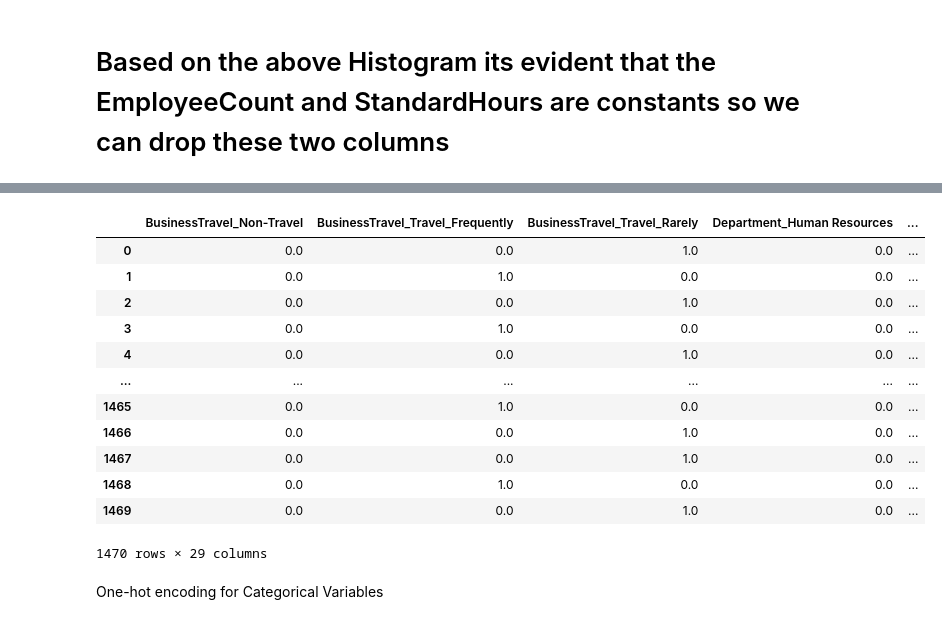
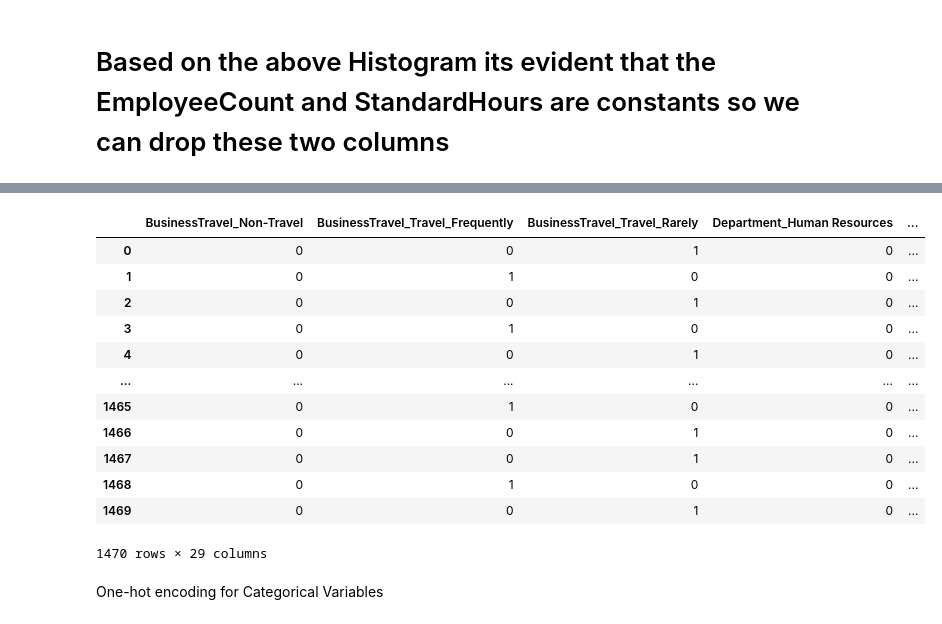
Before and after one commit to mbhoge/ml-model-excercises, a Jupyter notebook: Assignment Supervised Unsupervised Learning/Employee_Attrition_01.ipynb, the cells around one changed output, grey strips where cells are left out. Drawn from its saved outputs; the diff is of its cells as text; code cells hidden in the pictures.

```diff
--- a/Assignment Supervised Unsupervised Learning/Employee_Attrition_01.ipynb
+++ b/Assignment Supervised Unsupervised Learning/Employee_Attrition_01.ipynb
@@ -198,22 +214,21 @@ drop_enc = onehot_encoder.fit_transform(df_categorical_features)
 # %%
 encoded_cat_feature = onehot_encoder.get_feature_names_out(['BusinessTravel','Department','EducationField','Gender','JobRole','MaritalStatus','Over18','OverTime'])
 # %%
-encoded_cat_df = pd.DataFrame(drop_enc.toarray(),columns = encoded_cat_feature)
+encoded_cat_df = pd.DataFrame(drop_enc.toarray(),columns = encoded_cat_feature).astype('int64')
+encoded_cat_df
+# %% [output]
+|  | BusinessTravel_Non-Travel | BusinessTravel_Travel_Frequently | BusinessTravel_Travel_Rarely | Department_Human Resources | ... |
+| 0 | 0 | 0 | 1 | 0 | ... |
+| 1 | 0 | 1 | 0 | 0 | ... |
+| 2 | 0 | 0 | 1 | 0 | ... |
+| 3 | 0 | 1 | 0 | 0 | ... |
+| 4 | 0 | 0 | 1 | 0 | ... |
+| ... | ... | ... | ... | ... | ... |
+| 1465 | 0 | 1 | 0 | 0 | ... |
+| 1466 | 0 | 0 | 1 | 0 | ... |
+| 1467 | 0 | 0 | 1 | 0 | ... |
+| 1468 | 0 | 1 | 0 | 0 | ... |
+| 1469 | 0 | 0 | 1 | 0 | ... |
+1470 rows × 29 columns
-# %%
-encoded_cat_df
-# %% [output]
-|  | BusinessTravel_Non-Travel | BusinessTravel_Travel_Frequently | BusinessTravel_Travel_Rarely | Department_Human Resources | ... |
-| 0 | 0.0 | 0.0 | 1.0 | 0.0 | ... |
-| 1 | 0.0 | 1.0 | 0.0 | 0.0 | ... |
-| 2 | 0.0 | 0.0 | 1.0 | 0.0 | ... |
-| 3 | 0.0 | 1.0 | 0.0 | 0.0 | ... |
-| 4 | 0.0 | 0.0 | 1.0 | 0.0 | ... |
-| ... | ... | ... | ... | ... | ... |
-| 1465 | 0.0 | 1.0 | 0.0 | 0.0 | ... |
-| 1466 | 0.0 | 0.0 | 1.0 | 0.0 | ... |
-| 1467 | 0.0 | 0.0 | 1.0 | 0.0 | ... |
-| 1468 | 0.0 | 1.0 | 0.0 | 0.0 | ... |
-| 1469 | 0.0 | 0.0 | 1.0 | 0.0 | ... |
-1470 rows × 29 columns
 # %% [markdown]
 One-hot encoding for Categorical Variables
```
Also changed, not shown: parts of 12 cells of this notebook.
